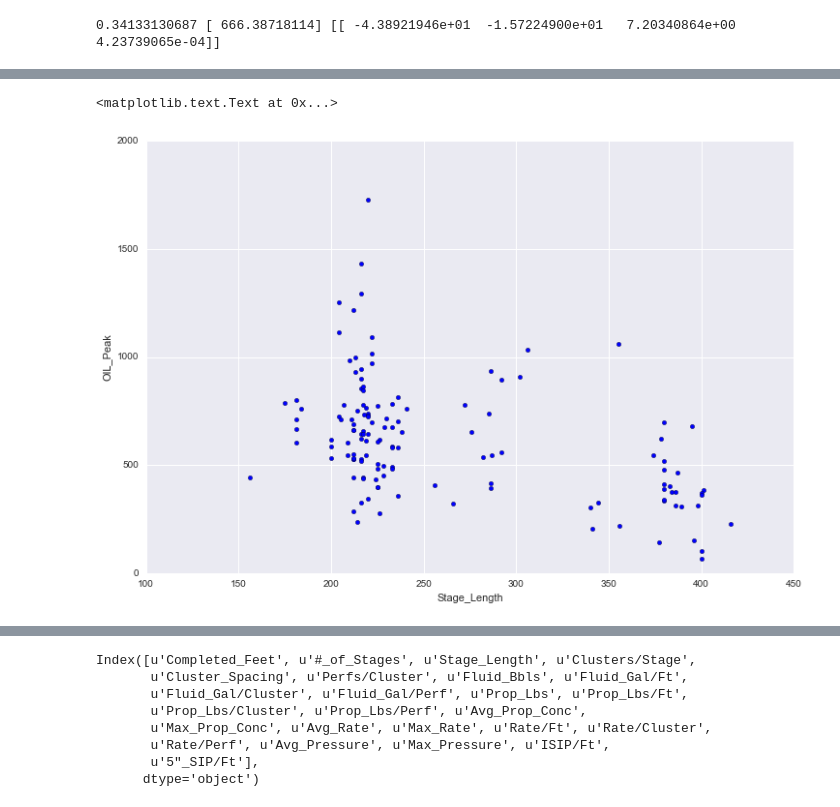
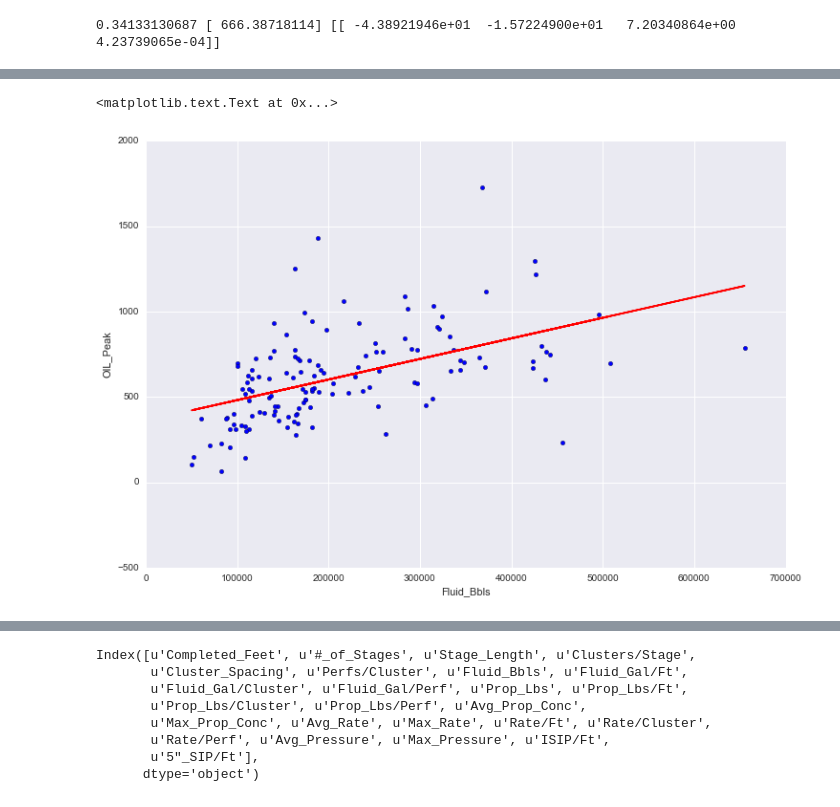
Before and after one commit to jpgrana/bayesian-approach-predicting-well-production, a Jupyter notebook: features.ipynb, the cells around one changed output, grey strips where cells are left out. Drawn from its saved outputs; the diff is of its cells as text; code cells hidden in the pictures.

```diff
--- a/features.ipynb
+++ b/features.ipynb
@@ -172,10 +197,11 @@ ax.set_ylabel('OIL_Peak')
 # %%
 fig = plt.figure(figsize=(12,8))
 ax = fig.add_subplot(1,1,1)
-ax.scatter(X_train['Stage_Length'], y_train)
-ax.set_ylim([0,2000])
-ax.set_xlabel('Stage_Length')
+ax.scatter(X_train['Fluid_Bbls'], y_train)
+fit = np.polyfit(X_train['Fluid_Bbls'], y_train, deg=1)
+ax.plot(X_train['Fluid_Bbls'], fit[0] * X_train['Fluid_Bbls'] + fit[1], color='red')
+ax.set_xlabel('Fluid_Bbls')
 ax.set_ylabel('OIL_Peak')
 # %% [output]
 <matplotlib.text.Text at 0x...>
-[figure, old version]
+[figure, new version]
```
Also changed, not shown: parts of 8 cells of this notebook, 1 other file.
